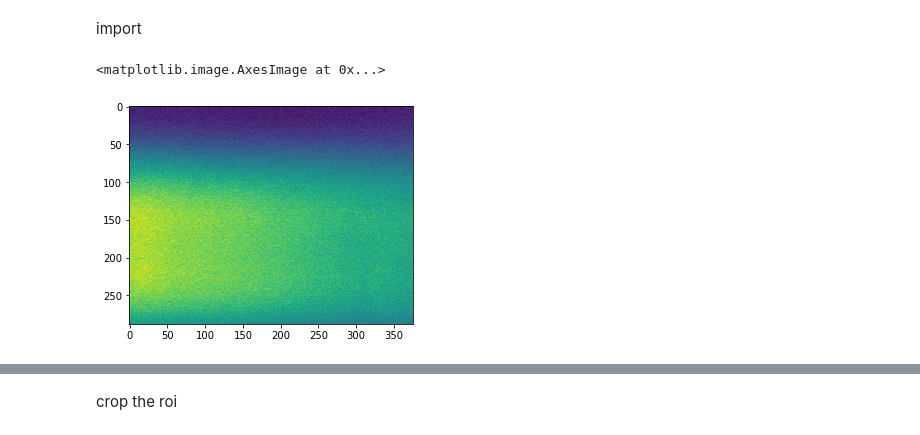
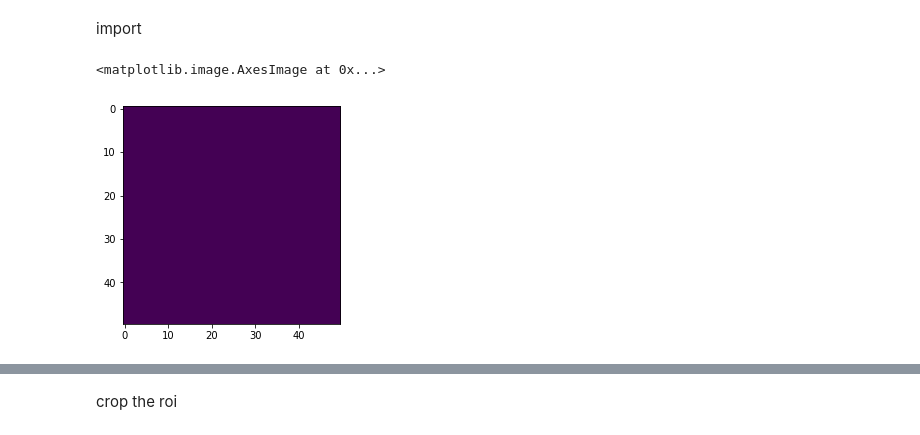
Before and after one commit to nalilab/GuppyWebControl, a Jupyter notebook: OvenFluo.ipynb, the cells around one changed output, grey strips where cells are left out. Drawn from its saved outputs; the diff is of its cells as text; code cells hidden in the pictures.

```diff
--- a/OvenFluo.ipynb
+++ b/OvenFluo.ipynb
@@ -9,9 +8,9 @@ import seaborn as sns
 # %% [markdown]
 import
 # %%
-fname = 'test.BMP'
+fname = 'test63.BMP'
 img = imageio.imread(fname)
 plt.imshow(img)
 # %% [output]
 <matplotlib.image.AxesImage at 0x...>
-[figure, old version]
+[figure, new version]
```
Also changed, not shown: parts of 3 cells of this notebook, 4 other files.
